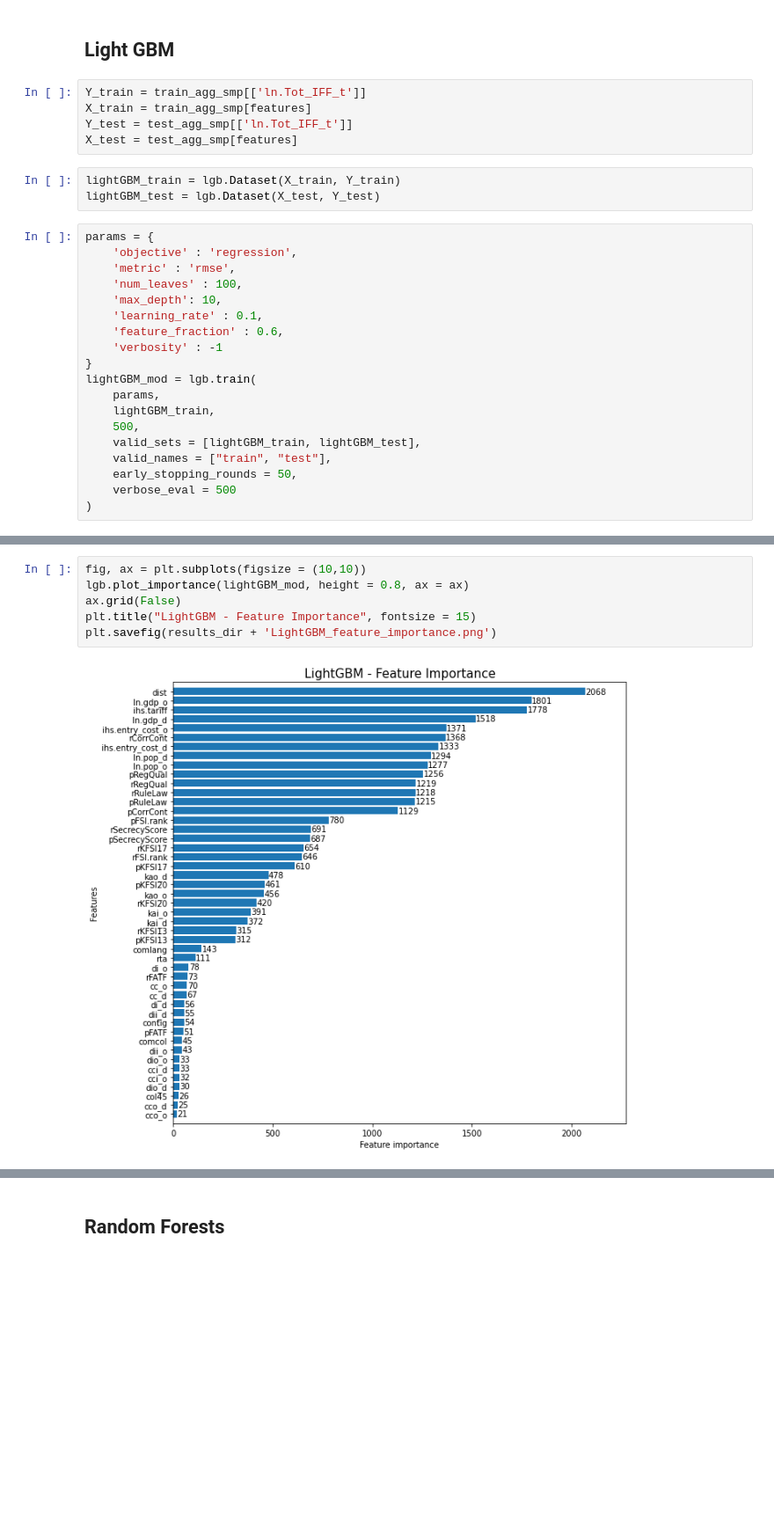
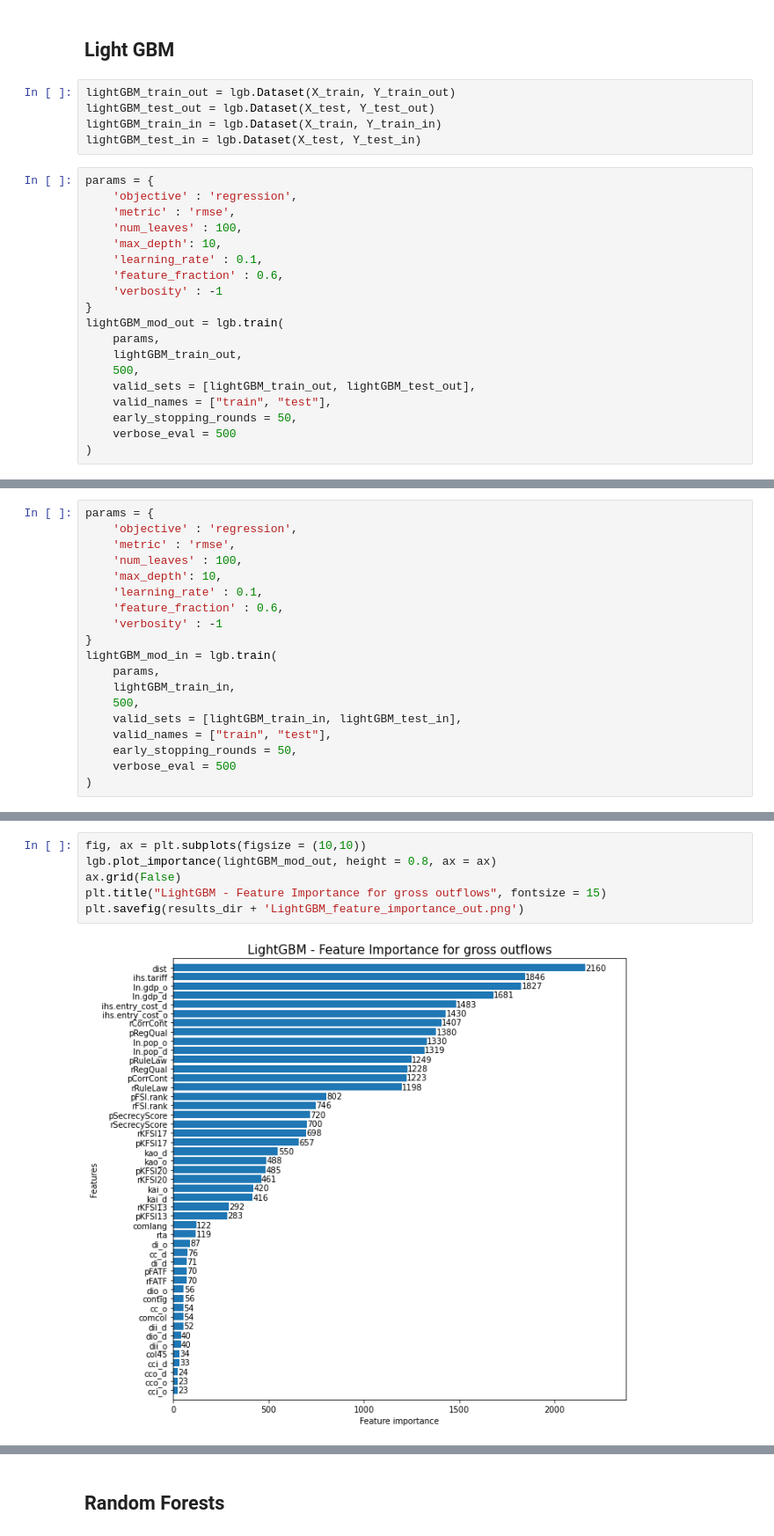
Before and after one commit to walice/illicitAI, a Jupyter notebook: Scripts/Predictions_agg.ipynb, the cells around one changed output, grey strips where cells are left out. Shown at 88% size. Drawn from its saved outputs; the diff is of its cells as text; blank space fills up the shorter version.

```diff
--- a/Scripts/Predictions_agg.ipynb
+++ b/Scripts/Predictions_agg.ipynb
@@ -170,13 +239,10 @@ Dollar Mean Squared Error: 561048335.3719501
 # %% [markdown]
 ## Light GBM
-# %%
-Y_train = train_agg_smp[['ln.Tot_IFF_t']]
-X_train = train_agg_smp[features]
-Y_test = test_agg_smp[['ln.Tot_IFF_t']]
-X_test = test_agg_smp[features]
 # %%
-lightGBM_train = lgb.Dataset(X_train, Y_train)
-lightGBM_test = lgb.Dataset(X_test, Y_test)
+lightGBM_train_out = lgb.Dataset(X_train, Y_train_out)
+lightGBM_test_out = lgb.Dataset(X_test, Y_test_out)
+lightGBM_train_in = lgb.Dataset(X_train, Y_train_in)
+lightGBM_test_in = lgb.Dataset(X_test, Y_test_in)
 # %%
 params = {
     'objective' : 'regression',
@@ -187,11 +253,11 @@ params = {
     'feature_fraction' : 0.6,
     'verbosity' : -1
 }
-lightGBM_mod = lgb.train(
+lightGBM_mod_out = lgb.train(
     params,
-    lightGBM_train,
+    lightGBM_train_out,
     500,
-    valid_sets = [lightGBM_train, lightGBM_test],
+    valid_sets = [lightGBM_train_out, lightGBM_test_out],
     valid_names = ["train", "test"],
     early_stopping_rounds = 50,
     verbose_eval = 500
@@ -202,0 +269,19 @@ Early stopping, best iteration is:
+# %%
+params = {
+    'objective' : 'regression',
+    'metric' : 'rmse',
+    'num_leaves' : 100,
+    'max_depth': 10,
+    'learning_rate' : 0.1,
+    'feature_fraction' : 0.6,
+    'verbosity' : -1
+}
+lightGBM_mod_in = lgb.train(
+    params,
+    lightGBM_train_in,
+    500,
+    valid_sets = [lightGBM_train_in, lightGBM_test_in],
+    valid_names = ["train", "test"],
+    early_stopping_rounds = 50,
+    verbose_eval = 500
+)
@@ -221,8 +342,8 @@ R^2 of the test set: 0.8415653577071958
 # %%
 fig, ax = plt.subplots(figsize = (10,10))
-lgb.plot_importance(lightGBM_mod, height = 0.8, ax = ax)
+lgb.plot_importance(lightGBM_mod_out, height = 0.8, ax = ax)
 ax.grid(False)
-plt.title("LightGBM - Feature Importance", fontsize = 15)
-plt.savefig(results_dir + 'LightGBM_feature_importance.png')
+plt.title("LightGBM - Feature Importance for gross outflows", fontsize = 15)
+plt.savefig(results_dir + 'LightGBM_feature_importance_out.png')
 # %% [output]
-[figure, old version]
+[figure, new version]
```
Also changed, not shown: parts of 57 cells of this notebook.
